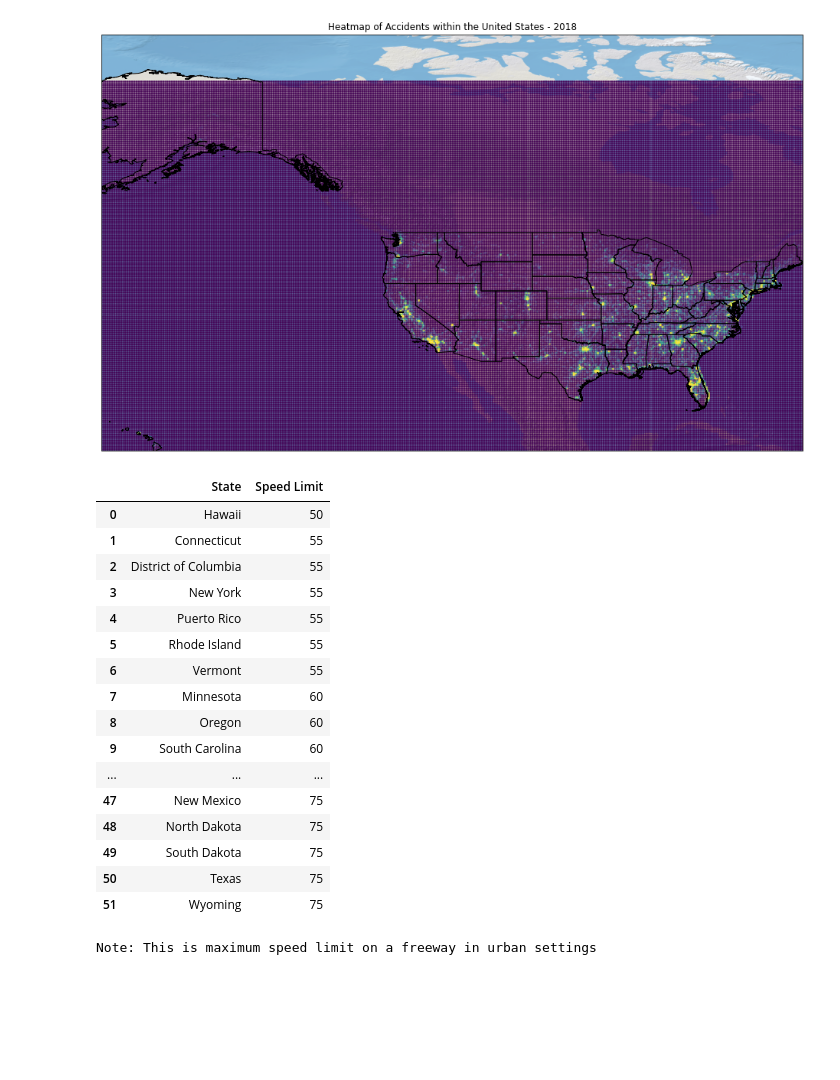
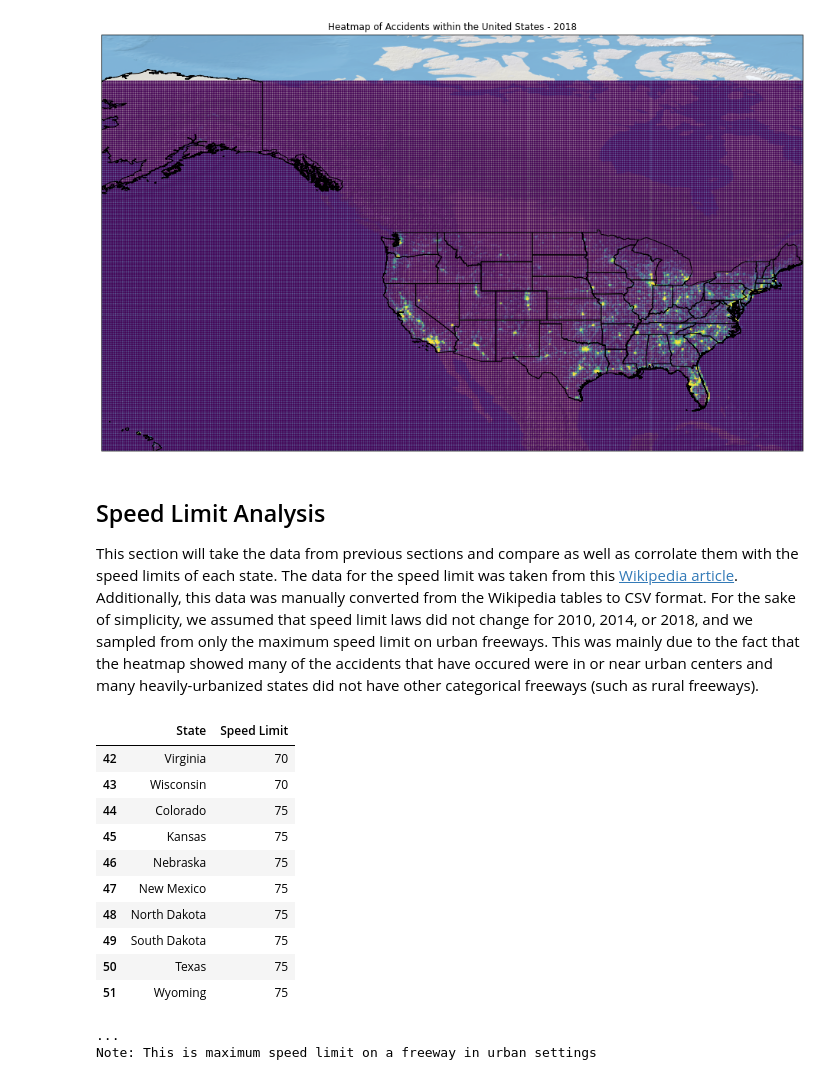
Before and after one commit to fdac20/MedicalBenchmarks, a Jupyter notebook: multiyear_analysis.ipynb, the cells around one changed output. Drawn from its saved outputs; the diff is of its cells as text; code cells hidden in the pictures; blank space fills up the shorter version.

```diff
--- a/multiyear_analysis.ipynb
+++ b/multiyear_analysis.ipynb
@@ -298,43 +297,44 @@ max_lat:  69.73334722 min_lat:  19.11683056
 (600, 300) (600,) (300,)
 (300, 600)
 [figure]
+# %% [markdown]
+## Speed Limit Analysis
+
+This section will take the data from previous sections and compare as well as corrolate them with the speed limits of each state. The data for the speed limit was taken from this [Wikipedia article](https://en.wikipedia.org/wiki/Speed_limits_in_the_United_States). Additionally, this data was manually converted from the Wikipedia tables to CSV format. For the sake of simplicity, we assumed that speed limit laws did not change for 2010, 2014, or 2018, and we sampled from only the maximum speed limit on urban freeways. This was mainly due to the fact that the heatmap showed many of the accidents that have occured were in or near urban centers and many heavily-urbanized states did not have other categorical freeways (such as rural freeways).
 # %%
 from IPython.display import display, HTML, display_html
 # visualizing speed limits in different states:
 #fig = plt.figure(figsize=(20,20))
 _x, _y = [],[]
 for i in sorted(zip(speed_limits[1], speed_limits[0])):
     _x.append(i[1])
     _y.append(i[0])
 
 '''
+# Graphing out the data (too big and pointless)
 plt.barh(_x, _y)
 plt.xlabel('Maximum Speed on Freeway (urban)')
 plt.ylabel('State')
 plt.title('Maximum Speed Limit per State')
 plt.show()
 '''
 
 speed = pd.DataFrame([(_x[i], _y[i])for i in range(len(_x))], columns=['State', 'Speed Limit'])
-display(speed)
+display(speed[-10:])
+print("...")
 print("Note: This is maximum speed limit on a freeway in urban settings")
 # %% [output]
 |  | State | Speed Limit |
-| 0 | Hawaii | 50 |
-| 1 | Connecticut | 55 |
-| 2 | District of Columbia | 55 |
-| 3 | New York | 55 |
-| 4 | Puerto Rico | 55 |
-| 5 | Rhode Island | 55 |
-| 6 | Vermont | 55 |
-| 7 | Minnesota | 60 |
-| 8 | Oregon | 60 |
-| 9 | South Carolina | 60 |
-| ... | ... | ... |
+| 42 | Virginia | 70 |
+| 43 | Wisconsin | 70 |
+| 44 | Colorado | 75 |
+| 45 | Kansas | 75 |
+| 46 | Nebraska | 75 |
 | 47 | New Mexico | 75 |
 | 48 | North Dakota | 75 |
 | 49 | South Dakota | 75 |
 | 50 | Texas | 75 |
 | 51 | Wyoming | 75 |
+...
 Note: This is maximum speed limit on a freeway in urban settings
 # %%
```
Also changed, not shown: parts of 5 cells of this notebook, 1 other file.
